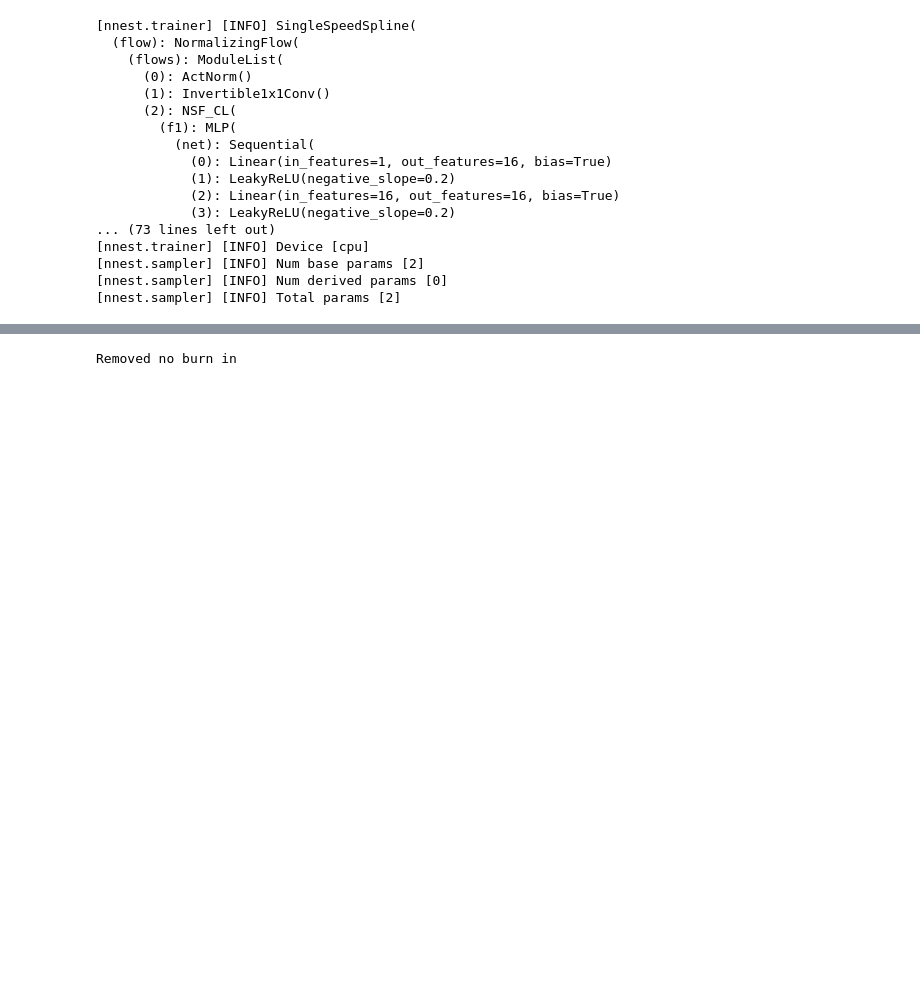
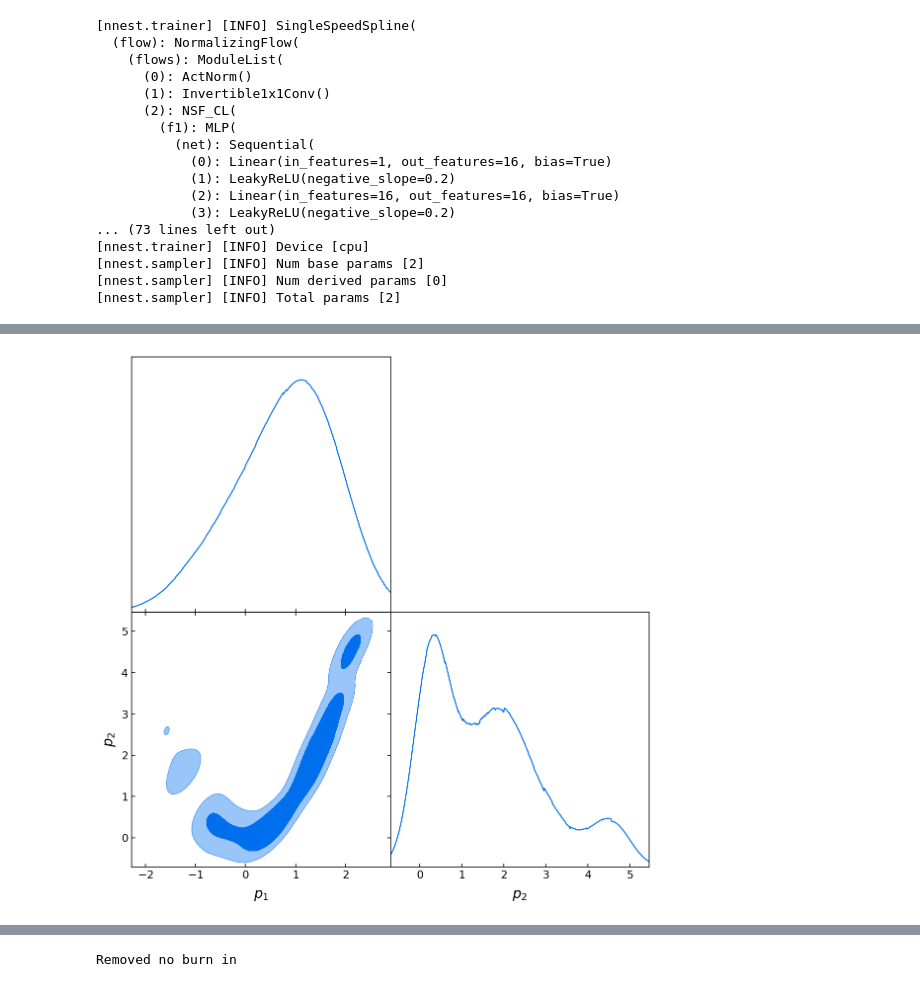
Before and after one commit to adammoss/nnest, a Jupyter notebook: examples/mcmc/example.ipynb, the cells around one changed output, grey strips where cells are left out. Saved outputs shown, nothing was run; the diff lists cells and outputs as text; code cells hidden in the pictures; blank space fills up the shorter version.

```diff
--- a/examples/mcmc/example.ipynb
+++ b/examples/mcmc/example.ipynb
@@ -23,22 +23,20 @@ from nnest.priors import *
 %config InlineBackend.figure_format = 'retina'
 # %%
 # Likelihood
+#like = Himmelblau(2)
 #prior = UniformPrior(2, -5, 5)
-#like = Himmelblau(2)
-#prior = UniformPrior(2, -2, 12)
-#like = Rosenbrock(2)
+like = Rosenbrock(2)
+prior = UniformPrior(2, -2, 5)
+#like = Gaussian(2, 0.9)
 #prior = UniformPrior(2, -5, 5)
-#like = Gaussian(2, 0.9)
+#like = Eggbox(2)
 #prior = UniformPrior(2, -15, 15)
-#like = Eggbox(2)
+#like = GaussianShell(2)
 #prior = UniformPrior(2, -3, 3)
-#like = GaussianShell(2)
+#like = GaussianMix(2)
 #prior = UniformPrior(2, -8, 8)
-#like = GaussianMix(2)
-prior = UniformPrior(2, [-7, -3], [7, 3])
-like = DoubleGaussianShell(2, centers=[[-4.0, 0.0], [4.0, 0.0]])
-#prior = UniformPrior(4, [-7, -3, -3, -3], [7, 3, 3, 3])
-#like = DoubleGaussianShell(4, centers=[[-4.0, 0.0, 0.0, 0.0], [4.0, 0.0, 0.0, 0.0]])
+#like = DoubleGaussianShell(2, centers=[[-4.0, 0.0], [4.0, 0.0]])
+#prior = UniformPrior(2, [-7, -3], [7, 3])
 # %%
 sampler = MCMCSampler(like.x_dim, like, hidden_dim=16, num_blocks=3, flow='spline', prior=prior, run_num=1)
 # %% [output]
@@ -60,5 +58,5 @@ sampler = MCMCSampler(like.x_dim, like, hidden_dim=16, num_blocks=3, flow='splin
 [nnest.sampler] [INFO] Num derived params [0]
 [nnest.sampler] [INFO] Total params [2]
 # %%
-init_samples = sampler._init_samples(temperature=1.0, num_chains=50, propose_scale=1.0)
+init_samples, loglikes = sampler.init_samples(temperature=1.0, num_chains=20, propose_scale=1.0, steps=100)
 # %% [output]
@@ -71,0 +64,3 @@ if like.x_dim == 2:
+# %%
+samples = [init_samples[i, :, :].squeeze() for i in range(init_samples.shape[0])]
+loglikes = [-loglikes[i, :].squeeze() for i in range(loglikes.shape[0])]
@@ -71,0 +93,5 @@ if like.x_dim == 2:
+# %%
+g = plots.getSubplotPlotter(width_inch=8)
+g.triangle_plot(mc, filled=True)
+# %% [output]
+[figure, added]
```
Also changed, not shown: parts of 12 cells of this notebook, 8 other files.
